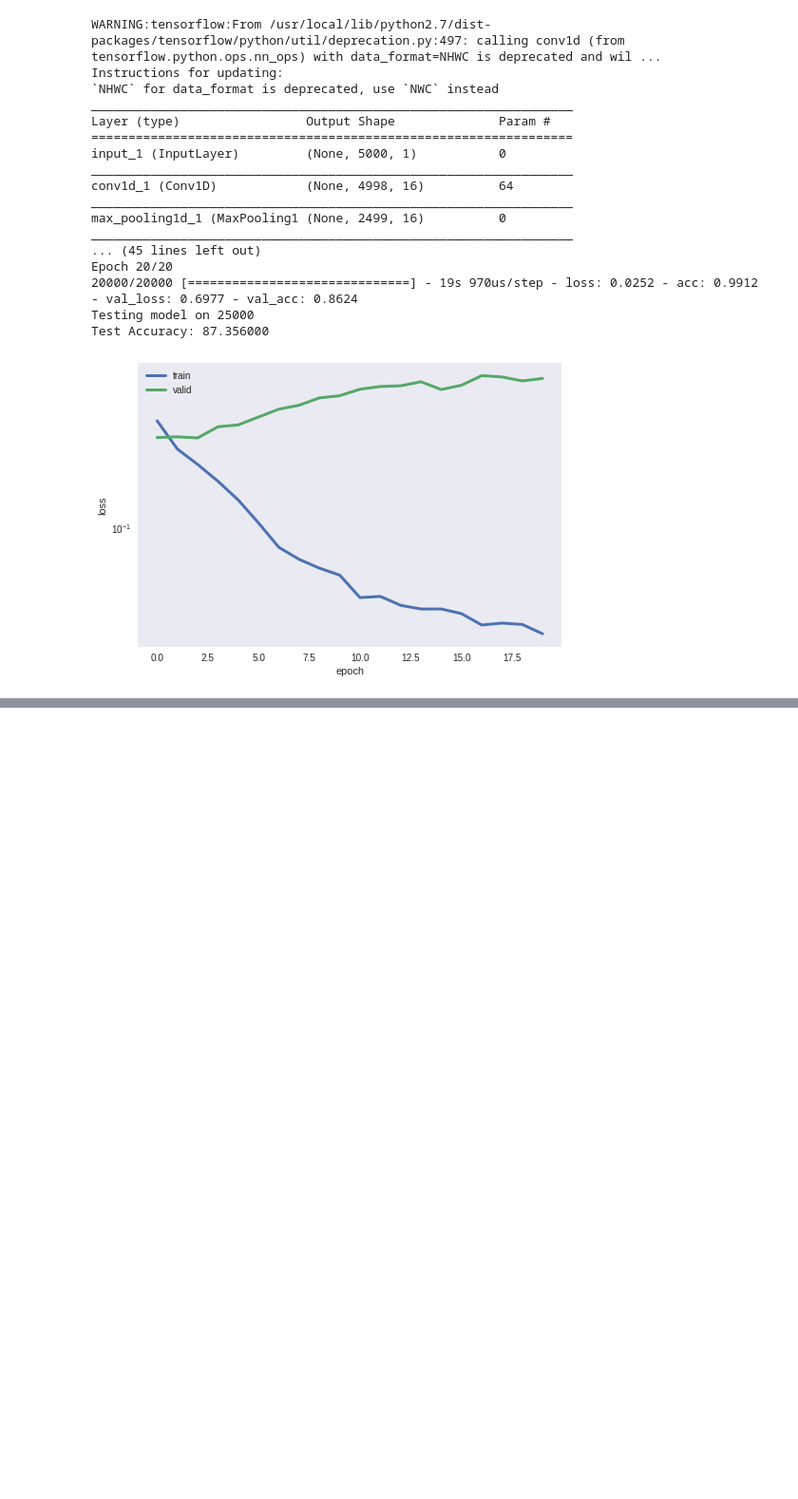
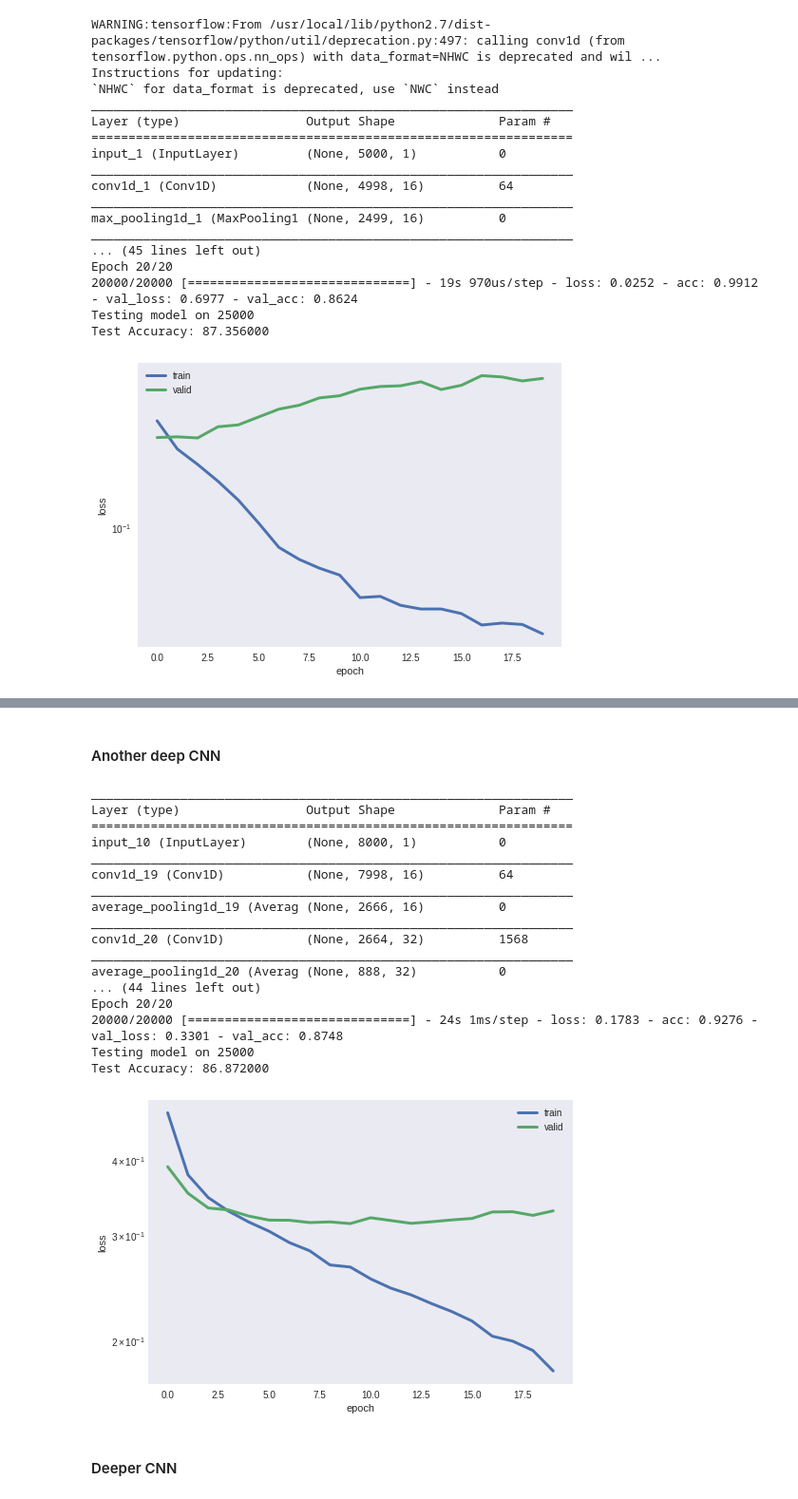
Before and after one commit to rgujju/sentiment-analysis, a Jupyter notebook: Sentiment_Analysis_BOW_CNN.ipynb, the cells around one changed output, grey strips where cells are left out. Shown at 95% size. Drawn from its saved outputs; the diff is of its cells as text; code cells hidden in the pictures; blank space fills up the shorter version.

```diff
--- a/Sentiment_Analysis_BOW_CNN.ipynb
+++ b/Sentiment_Analysis_BOW_CNN.ipynb
@@ -453,0 +620,2 @@ Test Accuracy: 87.356000
+# %% [markdown]
+#### Another deep CNN
@@ -453,0 +652,40 @@ Test Accuracy: 87.356000
+# %%
+# X = X.toarray()
+# X = X.reshape((X.shape[0],X.shape[1],1))
+
+# X_test = X_test.toarray()
+# X_test = X_test.reshape((X_test.shape[0],X_test.shape[1],1))
+
+# print(X.shape)
+# print(X_test.shape)
+
+
+
+model = cnn_modelv5(input_shape=X.shape)
+
+model.compile(optimizer='adam',loss='categorical_crossentropy',metrics=['accuracy'])
+
+hist = train_model(model,X,y,epochs=20)
+test_model(model,X_test,y_test)
+plot_loss(hist)
+# %% [output]
+_________________________________________________________________
+Layer (type)                 Output Shape              Param #
+=================================================================
+input_10 (InputLayer)        (None, 8000, 1)           0
+_________________________________________________________________
+conv1d_19 (Conv1D)           (None, 7998, 16)          64
+_________________________________________________________________
+average_pooling1d_19 (Averag (None, 2666, 16)          0
+_________________________________________________________________
+conv1d_20 (Conv1D)           (None, 2664, 32)          1568
+_________________________________________________________________
+average_pooling1d_20 (Averag (None, 888, 32)           0
+... (44 lines left out)
+Epoch 20/20
+20000/20000 [==============================] - 24s 1ms/step - loss: 0.1783 - acc: 0.9276 - val_loss: 0.3301 - val_acc: 0.8748
+Testing model on 25000
+Test Accuracy: 86.872000
+[figure, added]
+# %% [markdown]
+#### Deeper CNN
```
Also changed, not shown: parts of 25 cells of this notebook.
